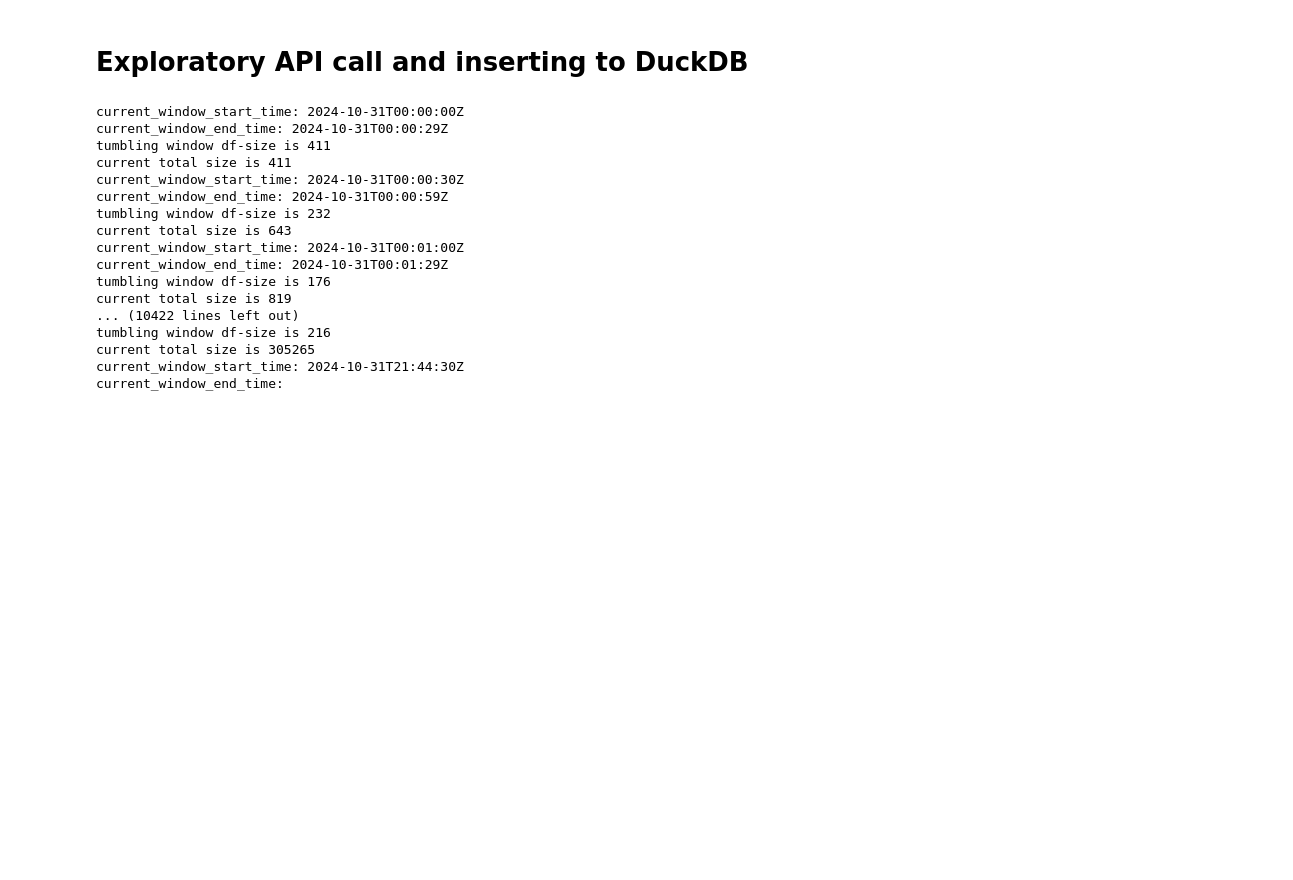
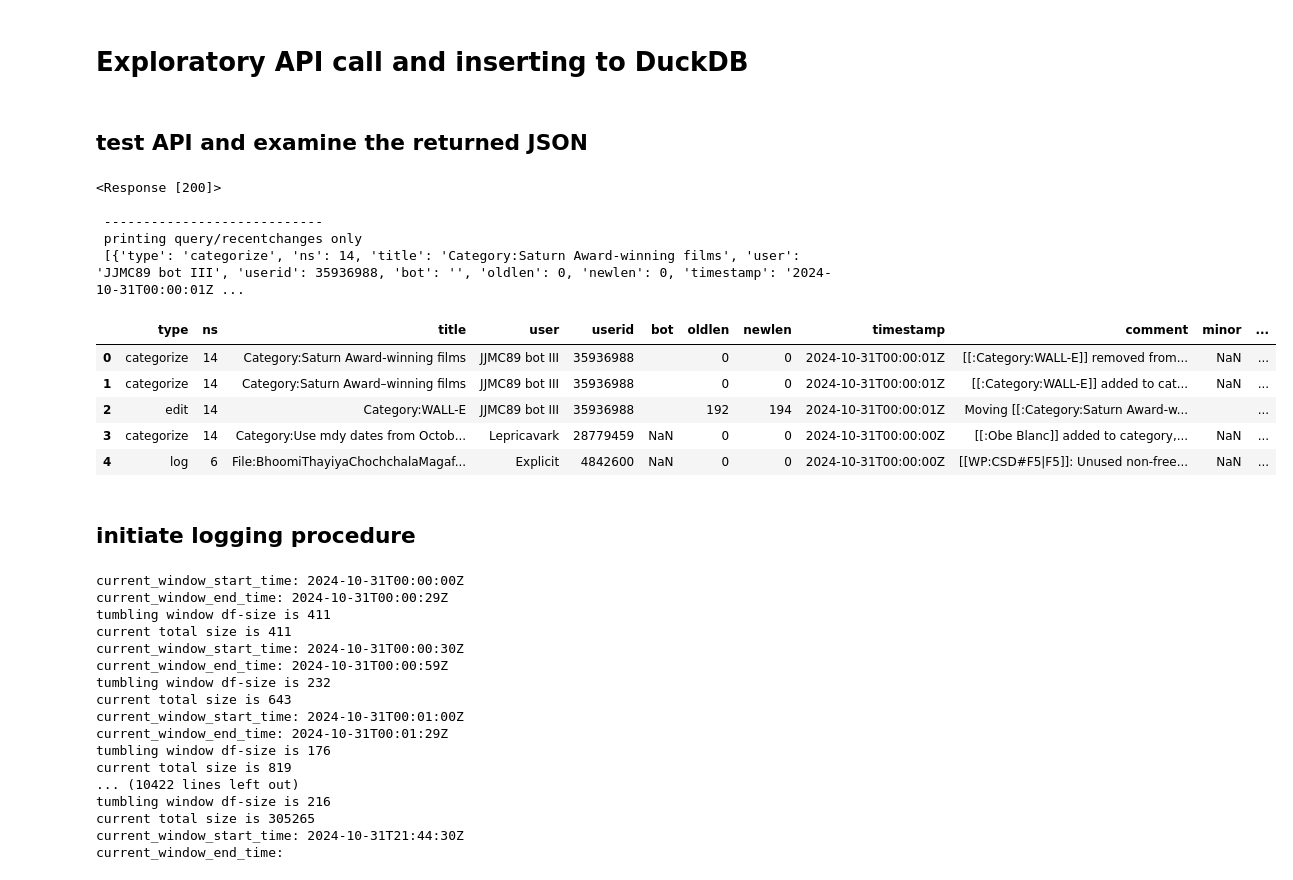
Before and after one commit to atsushisaijo/iv-wikipedia-analytics, a Jupyter notebook: notebooks/target data exploration.ipynb, the cells around one changed output. Cells and saved outputs as stored; diff of their text form; code cells hidden in the pictures; blank space fills up the shorter version.

```diff
--- a/notebooks/target data exploration.ipynb
+++ b/notebooks/target data exploration.ipynb
@@ -16,2 +1,41 @@ from duckdb.duckdb import query
 # %% [markdown]
 # Exploratory API call and inserting to DuckDB
+# %% [markdown]
+## test API and examine the returned JSON
+# %%
+import os
+import requests
+import pandas as pd
+
+url = "https://en.wikipedia.org/w/api.php"
+
+params = {
+    "action": "query",
+    "format": "json",
+    "list": "recentchanges",
+    "rcstart": '2024-10-31T00:00:01Z',
+    "rcend": '2024-10-31T00:00:00Z',
+    "rclimit": 500, # maximum value is 500
+    "rcprop": "title|timestamp|userid|user|comment|flags|sizes"
+}
+
+response = requests.get(url, params=params)
+print(response)
+edit_records = response.json()['query']['recentchanges']
+print('\n ---------------------------- \n printing query/recentchanges only', '\n', edit_records)
+tumbling_window_df = pd.DataFrame(edit_records)
+tumbling_window_df.head()
+# %% [output]
+<Response [200]>
+
+ ----------------------------
+ printing query/recentchanges only
+ [{'type': 'categorize', 'ns': 14, 'title': 'Category:Saturn Award-winning films', 'user': 'JJMC89 bot III', 'userid': 35936988, 'bot': '', 'oldlen': 0, 'newlen': 0, 'timestamp': '2024-10-31T00:00:01Z ...
+|  | type | ns | title | user | userid | bot | oldlen | newlen | timestamp | comment | minor | ... |
+| 0 | categorize | 14 | Category:Saturn Award-winning films | JJMC89 bot III | 35936988 |  | 0 | 0 | 2024-10-31T00:00:01Z | [[:Category:WALL-E]] removed from... | NaN | ... |
+| 1 | categorize | 14 | Category:Saturn Award–winning films | JJMC89 bot III | 35936988 |  | 0 | 0 | 2024-10-31T00:00:01Z | [[:Category:WALL-E]] added to cat... | NaN | ... |
+| 2 | edit | 14 | Category:WALL-E | JJMC89 bot III | 35936988 |  | 192 | 194 | 2024-10-31T00:00:01Z | Moving [[:Category:Saturn Award-w... |  | ... |
+| 3 | categorize | 14 | Category:Use mdy dates from Octob... | Lepricavark | 28779459 | NaN | 0 | 0 | 2024-10-31T00:00:00Z | [[:Obe Blanc]] added to category,... | NaN | ... |
+| 4 | log | 6 | File:BhoomiThayiyaChochchalaMagaf... | Explicit | 4842600 | NaN | 0 | 0 | 2024-10-31T00:00:00Z | [[WP:CSD#F5|F5]]: Unused non-free... | NaN | ... |
+# %% [markdown]
+## initiate logging procedure
```
Also changed, not shown: parts of 28 cells of this notebook, 7 other files.
